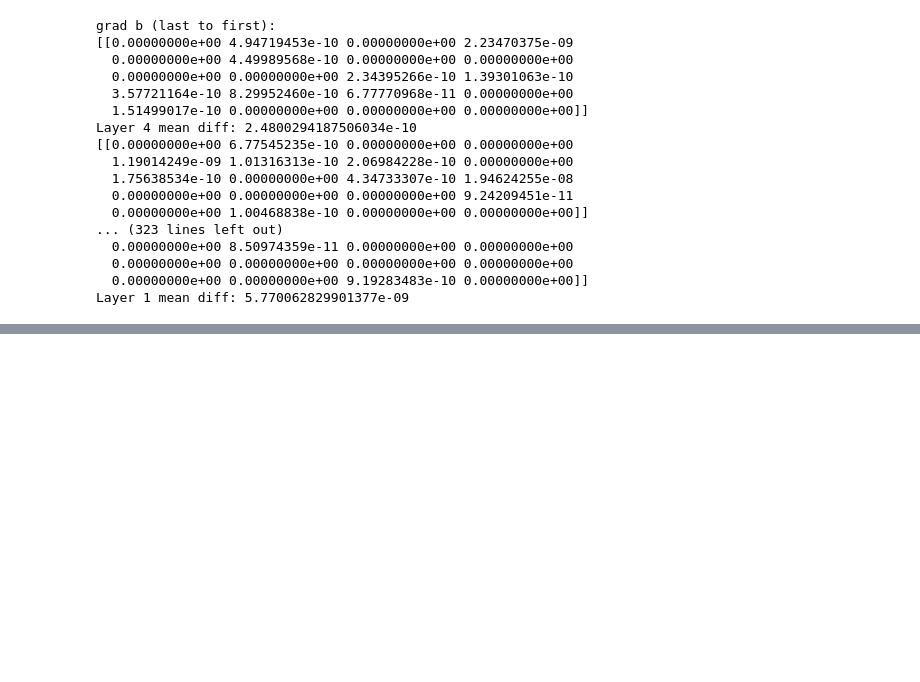
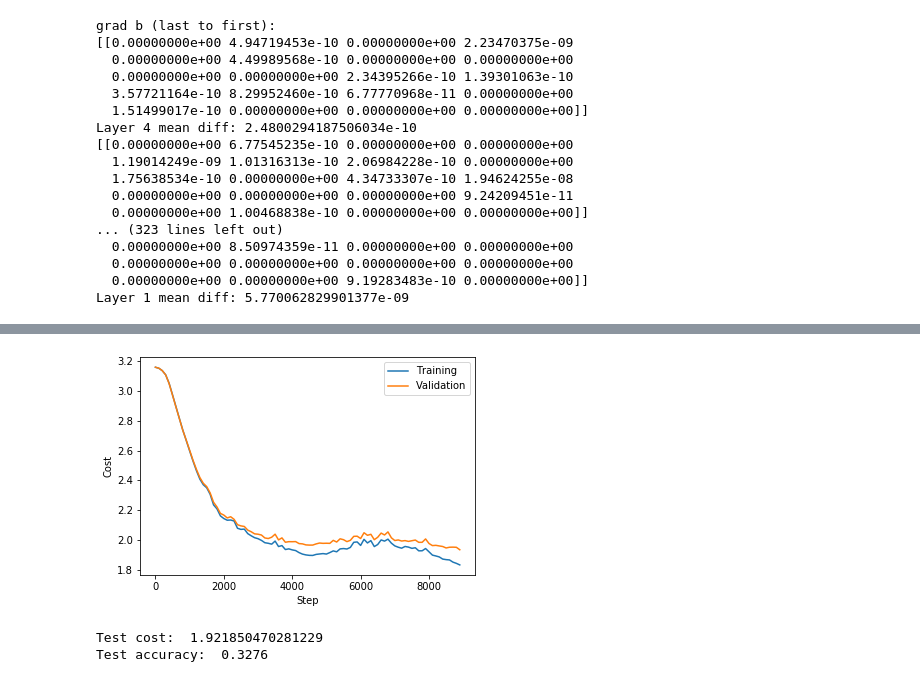
Before and after one commit to arquLV/DD2424-Lab-3, a Jupyter notebook: Assignment3.ipynb, the cells around one changed output, grey strips where cells are left out. Cells and saved outputs as stored; diff of their text form; code cells hidden in the pictures; blank space fills up the shorter version.

```diff
--- a/Assignment3.ipynb
+++ b/Assignment3.ipynb
@@ -336,0 +478,5 @@ Layer 1 mean diff: 5.770062829901377e-09
+# %%
+layers9 = init_network(num_layers=9, hidden_units=[50,30,20,20,10,10,10,10])
+layers9_trained, J_training9, J_validation9 = mini_batch_GD(X, Y, GDparams, layers9, lmb, validation, calculate_loss=True)
+test_cost9 = compute_cost(X_test, Y_test, layers9_trained, lmb)
+test_acc9 = compute_accuracy(X_test, y_test, layers9_trained)
@@ -336,0 +501,15 @@ Layer 1 mean diff: 5.770062829901377e-09
+# %%
+plt.figure(0)
+plt.ylabel("Cost")
+plt.xlabel("Step")
+plt.plot([step*100 for step in range(len(J_training9))], J_training9, label="Training")
+plt.plot([step*100 for step in range(len(J_validation9))], J_validation9, label="Validation")
+plt.legend()
+plt.show()
+
+print("Test cost: ", test_cost9)
+print("Test accuracy: ", test_acc9)
+# %% [output]
+[figure, added]
+Test cost:  1.921850470281229
+Test accuracy:  0.3276
```
Also changed, not shown: parts of 15 cells of this notebook.
